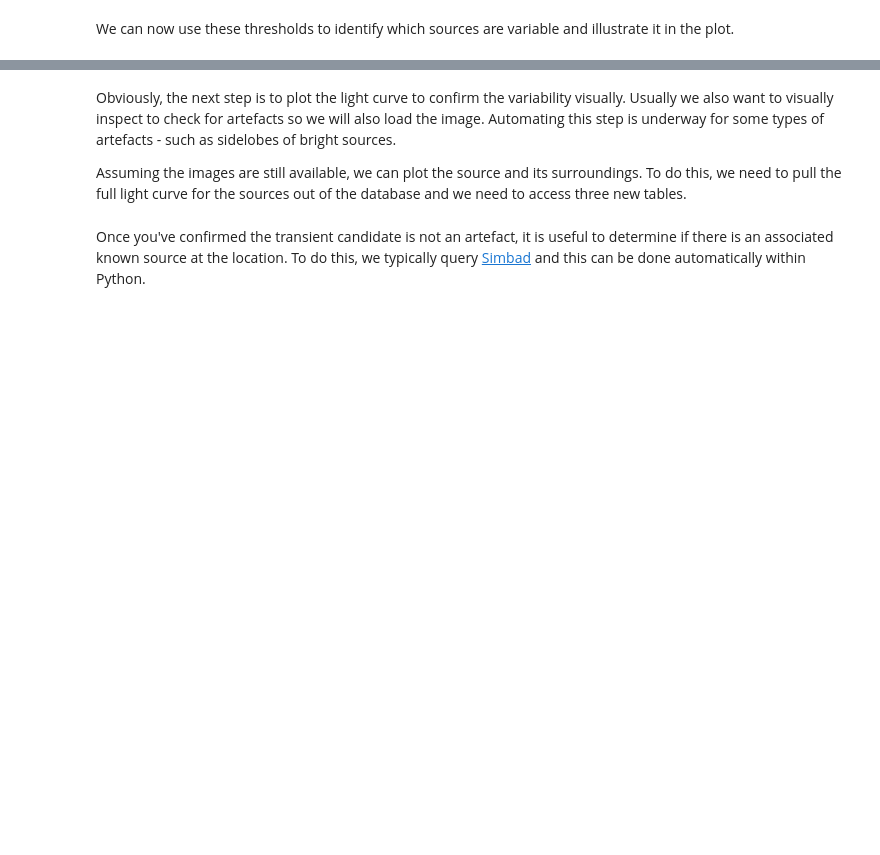
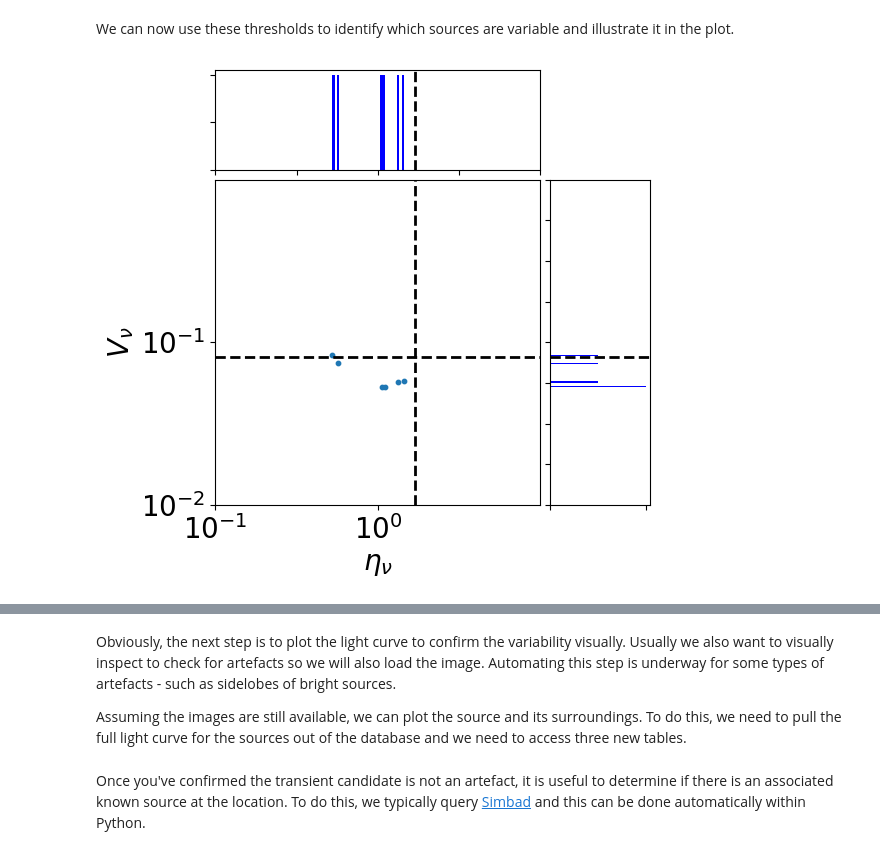
Before and after one commit to AntoniaR/TraP_filter_demo, a Jupyter notebook: FilterTraP.ipynb, the cells around one changed output, grey strips where cells are left out. Drawn from its saved outputs; the diff is of its cells as text; code cells hidden in the pictures; blank space fills up the shorter version.

```diff
--- a/FilterTraP.ipynb
+++ b/FilterTraP.ipynb
@@ -431,7 +507,7 @@ In the simplest case, we now define variable sources as those that are significa
 
 We fit the &eta; and V distributions with a Gaussian curve. Then we can specify the number of &sigma; deviant we want to use as the threshold [(see Rowlinson et al. 2019 for more info)](https://ui.adsabs.harvard.edu/abs/2019A%26C....27..111R/abstract). Typically, 2&sigma; gives a reasonable result.
 # %%
-sigmaThresh = 2
+sigmaThresh = 1.5
 # %%
 from scipy.stats import norm
 
@@ -467,10 +548,10 @@ bottom_h = left_h = left+width+0.02
 rect_scatter = [left, bottom, width, height]
 rect_histx = [left, bottom_h, width, 0.2]
 rect_histy = [left_h, bottom, 0.2, height]
-fig = plt.figure(1,figsize=(8,8))
+fig = plt.figure(1,figsize=(5,5))
 axScatter = fig.add_subplot(223, position=rect_scatter)
-plt.xlabel(r'$\eta_{\nu}$', fontsize=28)
-plt.ylabel(r'$V_{\nu}$', fontsize=28)
+plt.xlabel(r'$\eta_{\nu}$', fontsize=20)
+plt.ylabel(r'$V_{\nu}$', fontsize=20)
 axHistx=fig.add_subplot(221, position=rect_histx)
 axHisty=fig.add_subplot(224, position=rect_histy)
 axHistx.xaxis.set_major_formatter(nullfmt)
@@ -486,33 +567,35 @@ x = np.log10(plotdata['eta'])
 y = np.log10(plotdata['V'])
 
 #axHistx.hist(x, bins=make_bins(x), histtype='stepfilled', color='b')
 #axHisty.hist(y, bins=make_bins(y), histtype='stepfilled', orientation='horizontal', color='b')
 axHistx.hist(x, bins=30, histtype='stepfilled', color='b')
 axHisty.hist(y, bins=30, histtype='stepfilled', orientation='horizontal', color='b')
 
 axHistx.axvline(x=sigcutx, linewidth=2, color='k', linestyle='--')
 axHisty.axhline(y=sigcuty, linewidth=2, color='k', linestyle='--')
 axScatter.axhline(y=sigcuty, linewidth=2, color='k', linestyle='--')
 axScatter.axvline(x=sigcutx, linewidth=2, color='k', linestyle='--')
 
 xmin=int(min(x)-1.1)
 xmax=int(max(x)+1.1)
 ymin=int(min(y)-1.1)
 ymax=int(max(y)+1.1)
 xvals=range(xmin,xmax)
 xtxts=[r'$10^{'+str(a)+'}$' for a in xvals]
 yvals=range(ymin,ymax)
 ytxts=[r'$10^{'+str(a)+'}$' for a in yvals]
 axScatter.set_xlim([xmin,xmax])
 axScatter.set_ylim([ymin,ymax])
 axScatter.set_xticks(xvals)
 axScatter.set_xticklabels(xtxts, fontsize=20)
 axScatter.set_yticks(yvals)
 axScatter.set_yticklabels(ytxts, fontsize=20)
 axHistx.set_xlim( axScatter.get_xlim())
 axHisty.set_ylim( axScatter.get_ylim())
 
 plt.show()
+# %% [output]
+[figure, added]
 # %%
 variables = plotdata.loc[(plotdata['eta']>=10.**sigcutx) & (plotdata['V']>=10.**sigcuty)]
 variables
```
Also changed, not shown: parts of 45 cells of this notebook, 1 other file.
